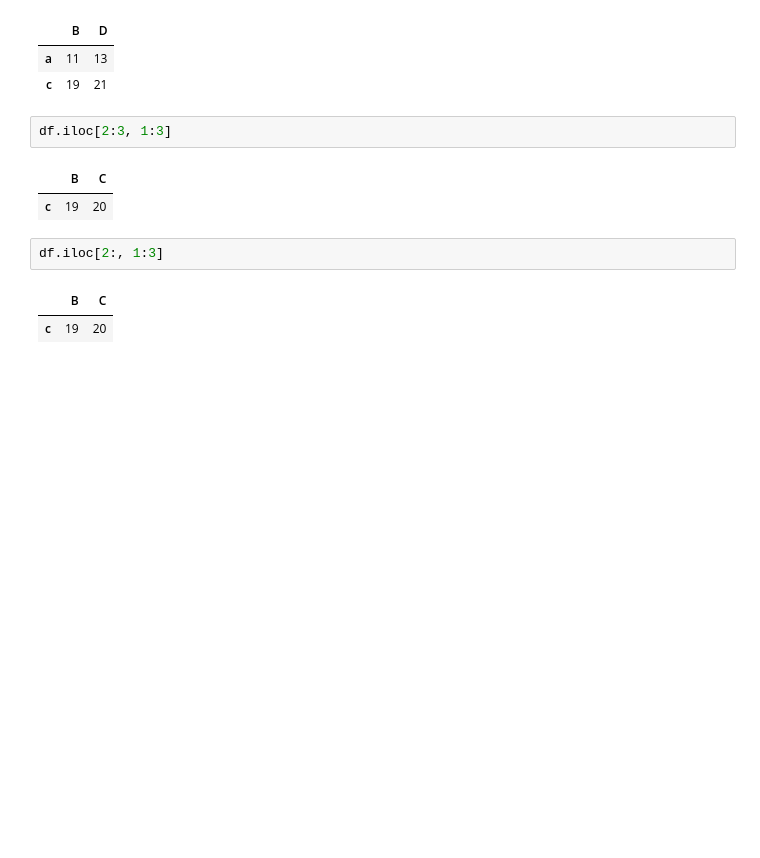
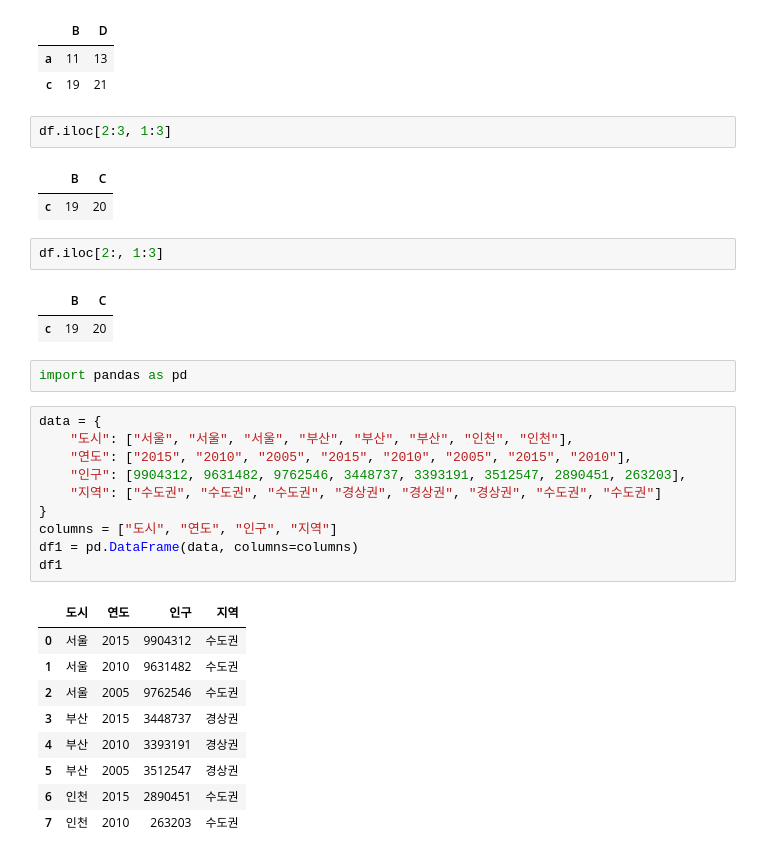
Before and after one commit to 1L-SANG/wassup3, a Jupyter notebook: 03_data processing/panda_0.ipynb, the cells around one changed output. Cells and saved outputs as stored; diff of their text form; blank space fills up the shorter version.

```diff
--- a/03_data processing/panda_0.ipynb
+++ b/03_data processing/panda_0.ipynb
@@ -431,3 +431,25 @@ df.iloc[2:, 1:3]
 # %% [output]
 |  | B | C |
 | c | 19 | 20 |
+# %%
+import pandas as pd
+# %%
+data = {
+    "도시": ["서울", "서울", "서울", "부산", "부산", "부산", "인천", "인천"],
+    "연도": ["2015", "2010", "2005", "2015", "2010", "2005", "2015", "2010"],
+    "인구": [9904312, 9631482, 9762546, 3448737, 3393191, 3512547, 2890451, 263203],
+    "지역": ["수도권", "수도권", "수도권", "경상권", "경상권", "경상권", "수도권", "수도권"]
+}
+columns = ["도시", "연도", "인구", "지역"]
+df1 = pd.DataFrame(data, columns=columns)
+df1
+# %% [output]
+|  | 도시 | 연도 | 인구 | 지역 |
+| 0 | 서울 | 2015 | 9904312 | 수도권 |
+| 1 | 서울 | 2010 | 9631482 | 수도권 |
+| 2 | 서울 | 2005 | 9762546 | 수도권 |
+| 3 | 부산 | 2015 | 3448737 | 경상권 |
+| 4 | 부산 | 2010 | 3393191 | 경상권 |
+| 5 | 부산 | 2005 | 3512547 | 경상권 |
+| 6 | 인천 | 2015 | 2890451 | 수도권 |
+| 7 | 인천 | 2010 | 263203 | 수도권 |
```
Also changed, not shown: parts of 1 cell of this notebook, 5 other files.
